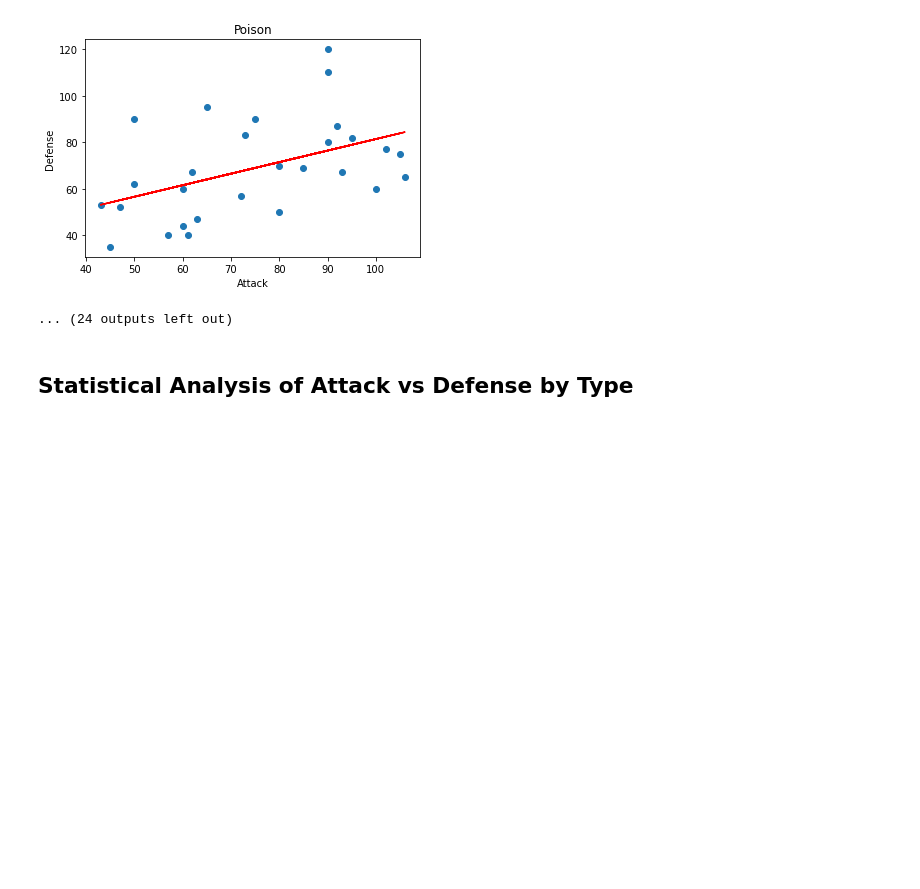
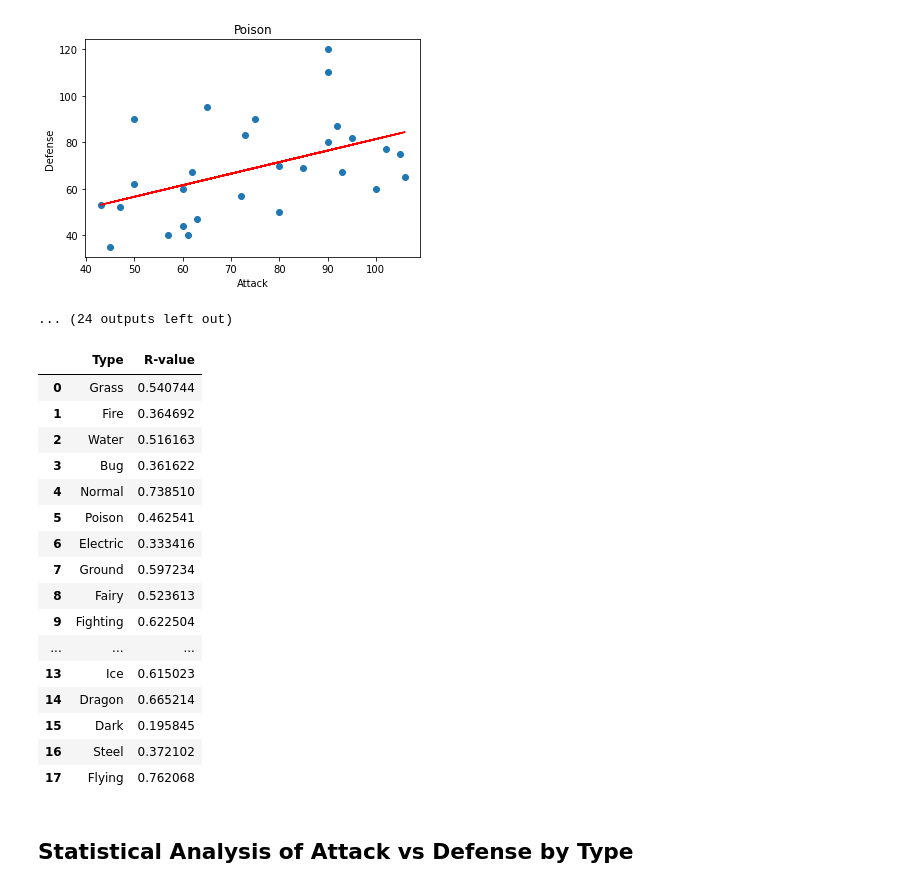
Before and after one commit to Heyitskochi/PokeAnalyzer, a Jupyter notebook: Main.ipynb, the cells around one changed output. Saved outputs shown, nothing was run; the diff lists cells and outputs as text; code cells hidden in the pictures; blank space fills up the shorter version.

```diff
--- a/Main.ipynb
+++ b/Main.ipynb
@@ -42,6 +42,8 @@ import scipy.stats as st
 from scipy.stats import linregress
 # %%
 poke_list = list(Pokemon_data['Type 1'].unique())
+
+rvalue_list = []
 
 for i in poke_list:
     poke_df = Pokemon_data.loc[Pokemon_data['Type 1'] == i]
@@ -51,6 +53,7 @@ for i in poke_list:
     (slope, intercept, rvalue, pvalue, stderr) = linregress(x,y)
     print(f'The r-squared is : {rvalue}')
     regress_value = x * slope + intercept
+    rvalue_list.append(rvalue)
 
     plt.scatter(x,y)
     plt.plot(x,regress_value,"r-")
@@ -73,6 +76,29 @@ The r-squared is : 0.7385103231619194
 The r-squared is : 0.4625410313806518
 [figure]
 ... (24 outputs left out)
+# %%
+#store all the r value in a data table for each type
+rvalue_table = pd.DataFrame({'Type':poke_list,
+                             'R-value':rvalue_list})
+rvalue_table
+# %% [output]
+|  | Type | R-value |
+| 0 | Grass | 0.540744 |
+| 1 | Fire | 0.364692 |
+| 2 | Water | 0.516163 |
+| 3 | Bug | 0.361622 |
+| 4 | Normal | 0.738510 |
+| 5 | Poison | 0.462541 |
+| 6 | Electric | 0.333416 |
+| 7 | Ground | 0.597234 |
+| 8 | Fairy | 0.523613 |
+| 9 | Fighting | 0.622504 |
+| ... | ... | ... |
+| 13 | Ice | 0.615023 |
+| 14 | Dragon | 0.665214 |
+| 15 | Dark | 0.195845 |
+| 16 | Steel | 0.372102 |
+| 17 | Flying | 0.762068 |
 # %% [markdown]
 ## Statistical Analysis of Attack vs Defense  by Type
 # %%
```
Also changed, not shown: parts of 2 cells of this notebook.
